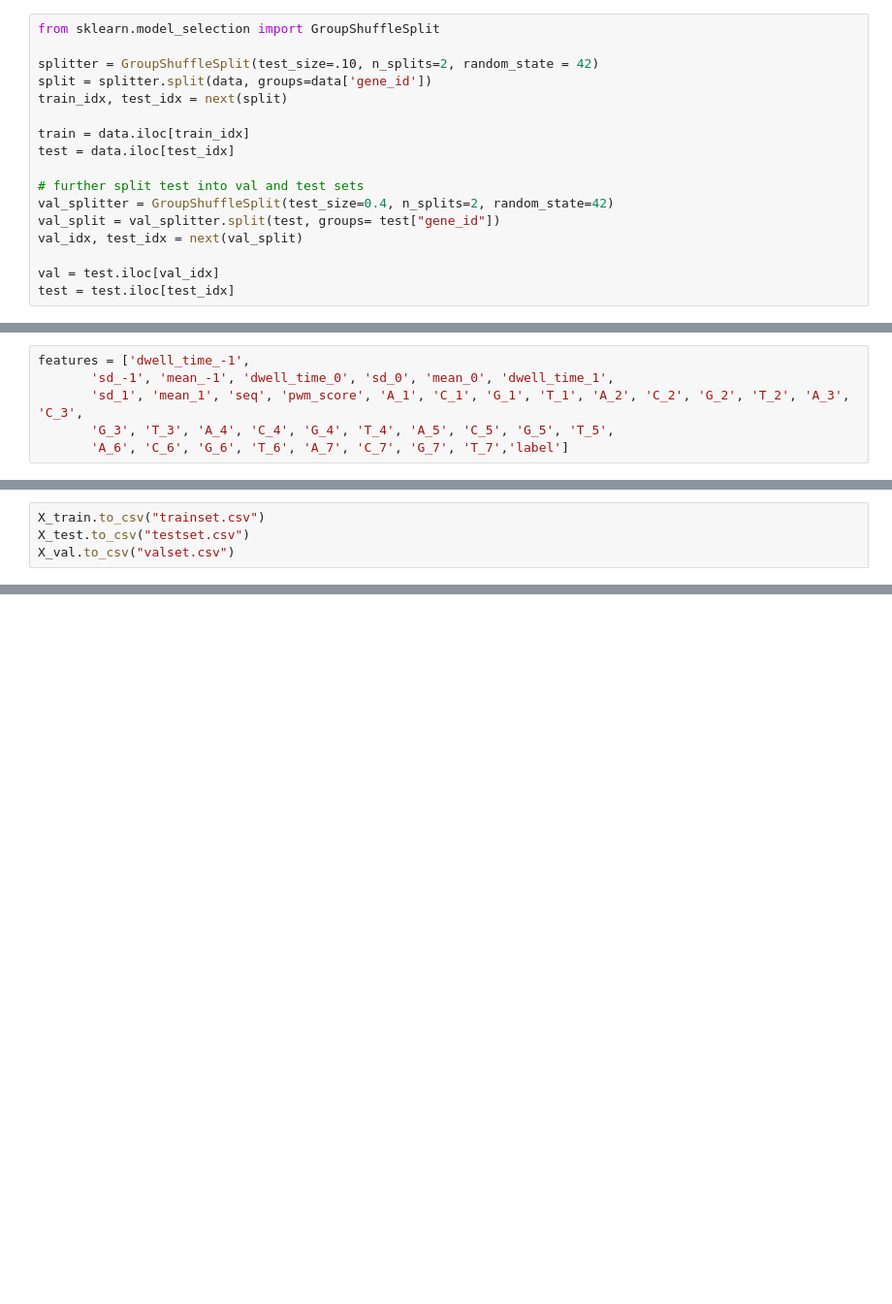
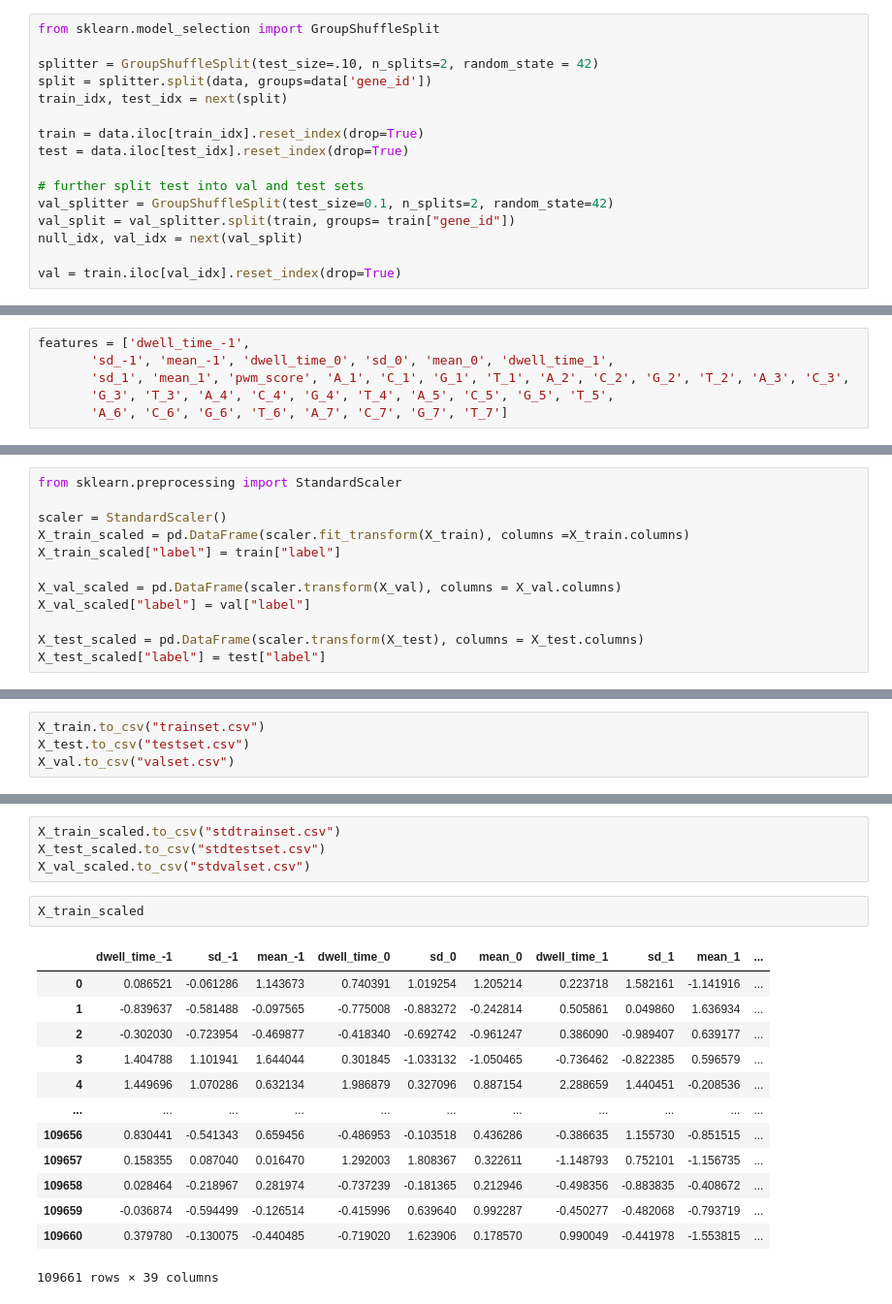
Before and after one commit to shaunpabo/dsa4266-gnome, a Jupyter notebook: intermediate_submission/data_preparation.ipynb, the cells around one changed output, grey strips where cells are left out. Shown: that part at 97% size. Saved outputs shown, nothing was run; the diff lists cells and outputs as text; blank space fills up the shorter version.

Commit message:
added both scaled and non-scaled datasets

```diff
--- a/intermediate_submission/data_preparation.ipynb
+++ b/intermediate_submission/data_preparation.ipynb
@@ -250,13 +250,12 @@ splitter = GroupShuffleSplit(test_size=.10, n_splits=2, random_state = 42)
 split = splitter.split(data, groups=data['gene_id'])
 train_idx, test_idx = next(split)
 
-train = data.iloc[train_idx]
-test = data.iloc[test_idx]
+train = data.iloc[train_idx].reset_index(drop=True)
+test = data.iloc[test_idx].reset_index(drop=True)
 
 # further split test into val and test sets
-val_splitter = GroupShuffleSplit(test_size=0.4, n_splits=2, random_state=42)
-val_split = val_splitter.split(test, groups= test["gene_id"])
-val_idx, test_idx = next(val_split)
+val_splitter = GroupShuffleSplit(test_size=0.1, n_splits=2, random_state=42)
+val_split = val_splitter.split(train, groups= train["gene_id"])
+null_idx, val_idx = next(val_split)
 
-val = test.iloc[val_idx]
-test = test.iloc[test_idx]
+val = train.iloc[val_idx].reset_index(drop=True)
@@ -274,10 +262,22 @@ Index(['transcript_id', 'transcript_pos', 'nucleo_seq', 'dwell_time_-1',
 # %%
 features = ['dwell_time_-1',
        'sd_-1', 'mean_-1', 'dwell_time_0', 'sd_0', 'mean_0', 'dwell_time_1',
-       'sd_1', 'mean_1', 'seq', 'pwm_score', 'A_1', 'C_1', 'G_1', 'T_1', 'A_2', 'C_2', 'G_2', 'T_2', 'A_3', 'C_3',
+       'sd_1', 'mean_1', 'pwm_score', 'A_1', 'C_1', 'G_1', 'T_1', 'A_2', 'C_2', 'G_2', 'T_2', 'A_3', 'C_3',
        'G_3', 'T_3', 'A_4', 'C_4', 'G_4', 'T_4', 'A_5', 'C_5', 'G_5', 'T_5',
-       'A_6', 'C_6', 'G_6', 'T_6', 'A_7', 'C_7', 'G_7', 'T_7','label']
+       'A_6', 'C_6', 'G_6', 'T_6', 'A_7', 'C_7', 'G_7', 'T_7']
 # %%
 X_train = train[features]
 X_val = val[features]
 X_test = test[features]
+# %%
+from sklearn.preprocessing import StandardScaler
+
+scaler = StandardScaler()
+X_train_scaled = pd.DataFrame(scaler.fit_transform(X_train), columns =X_train.columns)
+X_train_scaled["label"] = train["label"]
+
+X_val_scaled = pd.DataFrame(scaler.transform(X_val), columns = X_val.columns)
+X_val_scaled["label"] = val["label"]
+
+X_test_scaled = pd.DataFrame(scaler.transform(X_test), columns = X_test.columns)
+X_test_scaled["label"] = test["label"]
@@ -302,0 +308,20 @@ X_val.to_csv("valset.csv")
+# %%
+X_train_scaled.to_csv("stdtrainset.csv")
+X_test_scaled.to_csv("stdtestset.csv")
+X_val_scaled.to_csv("stdvalset.csv")
+# %%
+X_train_scaled
+# %% [output]
+|  | dwell_time_-1 | sd_-1 | mean_-1 | dwell_time_0 | sd_0 | mean_0 | dwell_time_1 | sd_1 | mean_1 | ... |
+| 0 | 0.086521 | -0.061286 | 1.143673 | 0.740391 | 1.019254 | 1.205214 | 0.223718 | 1.582161 | -1.141916 | ... |
+| 1 | -0.839637 | -0.581488 | -0.097565 | -0.775008 | -0.883272 | -0.242814 | 0.505861 | 0.049860 | 1.636934 | ... |
+| 2 | -0.302030 | -0.723954 | -0.469877 | -0.418340 | -0.692742 | -0.961247 | 0.386090 | -0.989407 | 0.639177 | ... |
+| 3 | 1.404788 | 1.101941 | 1.644044 | 0.301845 | -1.033132 | -1.050465 | -0.736462 | -0.822385 | 0.596579 | ... |
+| 4 | 1.449696 | 1.070286 | 0.632134 | 1.986879 | 0.327096 | 0.887154 | 2.288659 | 1.440451 | -0.208536 | ... |
+| ... | ... | ... | ... | ... | ... | ... | ... | ... | ... | ... |
+| 109656 | 0.830441 | -0.541343 | 0.659456 | -0.486953 | -0.103518 | 0.436286 | -0.386635 | 1.155730 | -0.851515 | ... |
+| 109657 | 0.158355 | 0.087040 | 0.016470 | 1.292003 | 1.808367 | 0.322611 | -1.148793 | 0.752101 | -1.156735 | ... |
+| 109658 | 0.028464 | -0.218967 | 0.281974 | -0.737239 | -0.181365 | 0.212946 | -0.498356 | -0.883835 | -0.408672 | ... |
+| 109659 | -0.036874 | -0.594499 | -0.126514 | -0.415996 | 0.639640 | 0.992287 | -0.450277 | -0.482068 | -0.793719 | ... |
+| 109660 | 0.379780 | -0.130075 | -0.440485 | -0.719020 | 1.623906 | 0.178570 | 0.990049 | -0.441978 | -1.553815 | ... |
+109661 rows × 39 columns
```
Also changed, not shown: parts of 8 cells of this notebook, 7 other files.
